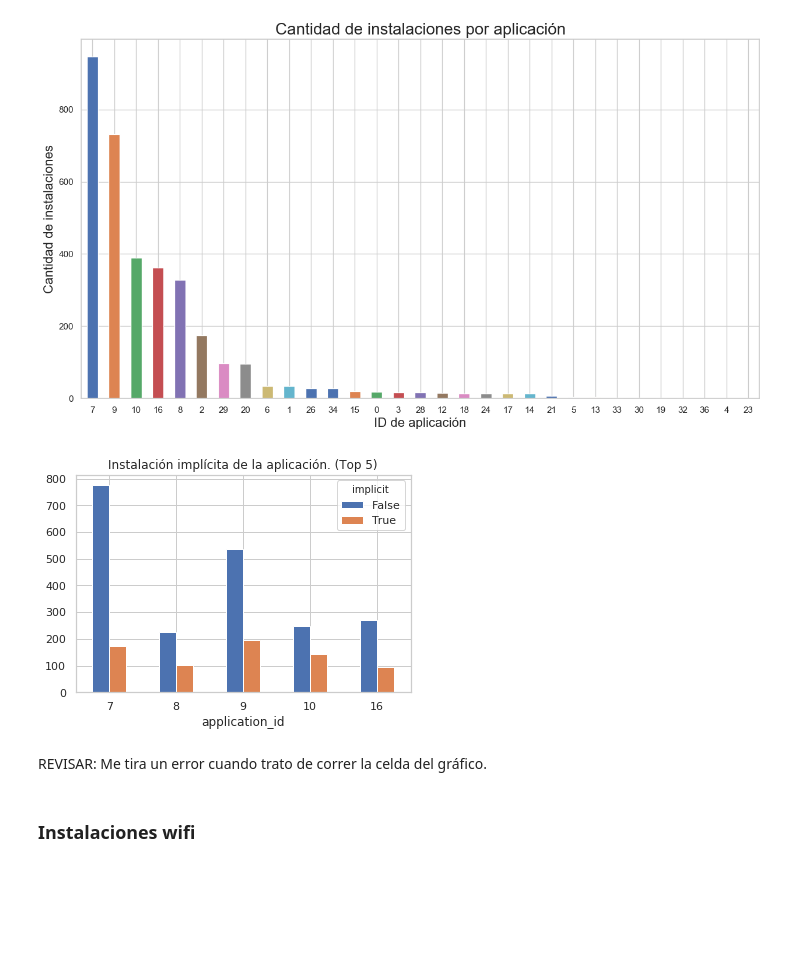
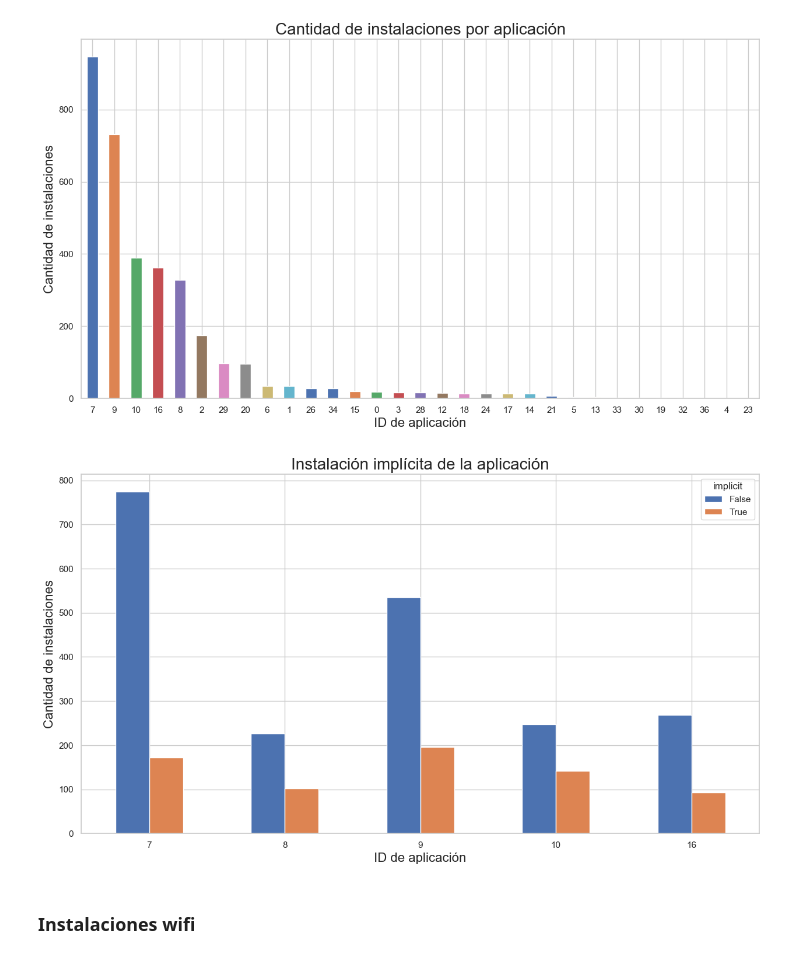
Before and after one commit to alepenaa94/Datos_2019, a Jupyter notebook: Notebook/TP1_Análisis Exploratorio.ipynb, the cells around one changed output. Drawn from its saved outputs; the diff is of its cells as text; code cells hidden in the pictures; blank space fills up the shorter version.

```diff
--- a/Notebook/TP1_Análisis Exploratorio.ipynb
+++ b/Notebook/TP1_Análisis Exploratorio.ipynb
@@ -385,16 +387,18 @@ g.set_ylabel('Cantidad de instalaciones', fontsize=16);
 # %% [output]
 [figure]
 # %%
-df = installs.loc[installs['application_id'].isin(df.head(5).index)].groupby(['application_id','implicit']).\
-    size().reset_index(name='cantidad').set_index('application_id')
+df = installs.loc[installs['application_id'].isin(installs['application_id'].value_counts().head(5).index)].\
+    groupby(['application_id','implicit']).size().reset_index(name='cantidad').set_index('application_id')
 
 df= df.pivot_table(values='cantidad', index=df.index, columns='implicit')
 
-df.plot(kind='bar',rot=0,title='Instalación implícita de la aplicación. (Top 5)');
+df.plot(figsize=(15,8),kind='bar',rot=0)
+
+plt.title('Instalación implícita de la aplicación',size=20)
+plt.xlabel('ID de aplicación',size=16)
+plt.ylabel('Cantidad de instalaciones',size=16);
 # %% [output]
-[figure, old version]
+[figure, new version]
-# %% [markdown]
-REVISAR: Me tira un error cuando trato de correr la celda del gráfico.
 # %% [markdown]
 <a id='link_11'></a>
 ### Instalaciones wifi
```
Also changed, not shown: parts of 6 cells of this notebook.
